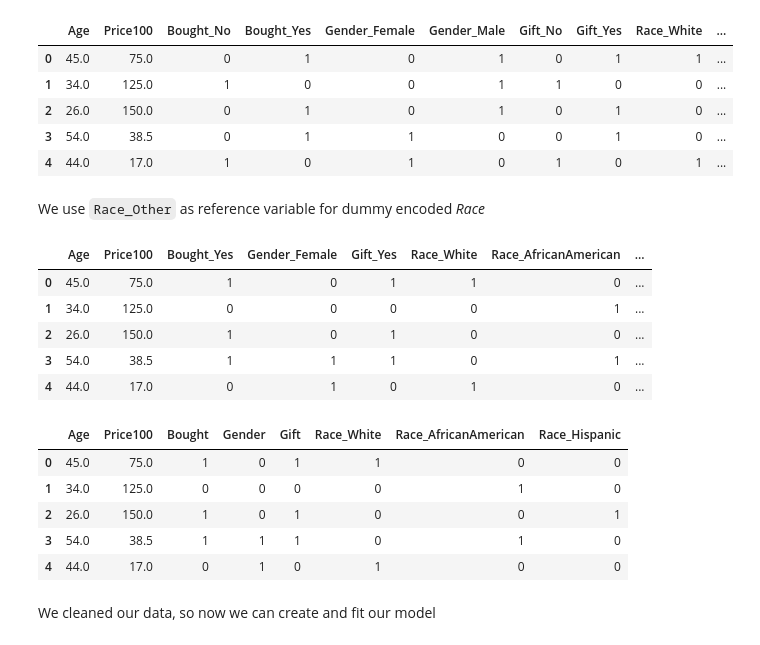
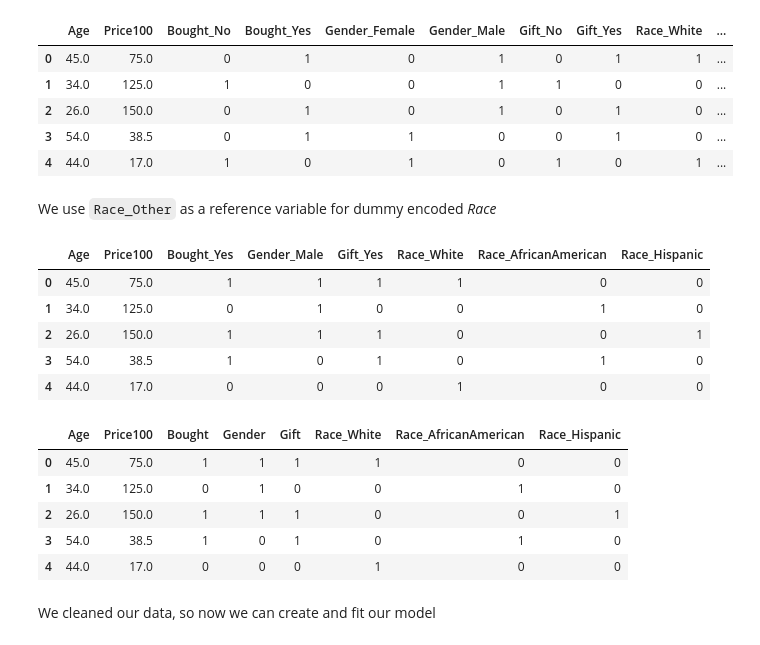
Before and after one commit to Mist3r-R/da-hse-sse-2020, a Jupyter notebook: 14.03_Rogovets.ipynb, the cells around one changed output. Saved outputs shown, nothing was run; the diff lists cells and outputs as text; code cells hidden in the pictures.

```diff
--- a/14.03_Rogovets.ipynb
+++ b/14.03_Rogovets.ipynb
@@ -89,27 +90,27 @@ data_encoded.head()
 | 3 | 54.0 | 38.5 | 0 | 1 | 1 | 0 | 0 | 1 | 0 | ... |
 | 4 | 44.0 | 17.0 | 1 | 0 | 1 | 0 | 1 | 0 | 1 | ... |
 # %% [markdown]
-We use <code>Race_Other</code> as reference variable for dummy encoded _Race_
+We use <code>Race_Other</code> as a reference variable for dummy encoded _Race_
 # %%
-df = data_encoded.drop(columns=['Bought_No', 'Gender_Male', 'Gift_No', 'Race_Other']).copy()
-df.head()
+data = data_encoded.drop(columns=['Bought_No', 'Gender_Female', 'Gift_No', 'Race_Other']).copy()
+data.head()
 # %% [output]
-|  | Age | Price100 | Bought_Yes | Gender_Female | Gift_Yes | Race_White | Race_AfricanAmerican | ... |
-| 0 | 45.0 | 75.0 | 1 | 0 | 1 | 1 | 0 | ... |
-| 1 | 34.0 | 125.0 | 0 | 0 | 0 | 0 | 1 | ... |
-| 2 | 26.0 | 150.0 | 1 | 0 | 1 | 0 | 0 | ... |
-| 3 | 54.0 | 38.5 | 1 | 1 | 1 | 0 | 1 | ... |
-| 4 | 44.0 | 17.0 | 0 | 1 | 0 | 1 | 0 | ... |
+|  | Age | Price100 | Bought_Yes | Gender_Male | Gift_Yes | Race_White | Race_AfricanAmerican | Race_Hispanic |
+| 0 | 45.0 | 75.0 | 1 | 1 | 1 | 1 | 0 | 0 |
+| 1 | 34.0 | 125.0 | 0 | 1 | 0 | 0 | 1 | 0 |
+| 2 | 26.0 | 150.0 | 1 | 1 | 1 | 0 | 0 | 1 |
+| 3 | 54.0 | 38.5 | 1 | 0 | 1 | 0 | 1 | 0 |
+| 4 | 44.0 | 17.0 | 0 | 0 | 0 | 1 | 0 | 0 |
 # %%
-df.rename(columns={'Bought_Yes': 'Bought', 'Gender_Female': 'Gender', 'Gift_Yes':'Gift'}, inplace=True)
-df.head()
+data.rename(columns={'Bought_Yes': 'Bought', 'Gender_Male': 'Gender', 'Gift_Yes':'Gift'}, inplace=True)
+data.head()
 # %% [output]
 |  | Age | Price100 | Bought | Gender | Gift | Race_White | Race_AfricanAmerican | Race_Hispanic |
-| 0 | 45.0 | 75.0 | 1 | 0 | 1 | 1 | 0 | 0 |
-| 1 | 34.0 | 125.0 | 0 | 0 | 0 | 0 | 1 | 0 |
-| 2 | 26.0 | 150.0 | 1 | 0 | 1 | 0 | 0 | 1 |
-| 3 | 54.0 | 38.5 | 1 | 1 | 1 | 0 | 1 | 0 |
-| 4 | 44.0 | 17.0 | 0 | 1 | 0 | 1 | 0 | 0 |
+| 0 | 45.0 | 75.0 | 1 | 1 | 1 | 1 | 0 | 0 |
+| 1 | 34.0 | 125.0 | 0 | 1 | 0 | 0 | 1 | 0 |
+| 2 | 26.0 | 150.0 | 1 | 1 | 1 | 0 | 0 | 1 |
+| 3 | 54.0 | 38.5 | 1 | 0 | 1 | 0 | 1 | 0 |
+| 4 | 44.0 | 17.0 | 0 | 0 | 0 | 1 | 0 | 0 |
 # %% [markdown]
 We cleaned our data, so now we can create and fit our model
 # %%
```
Also changed, not shown: parts of 32 cells of this notebook.
